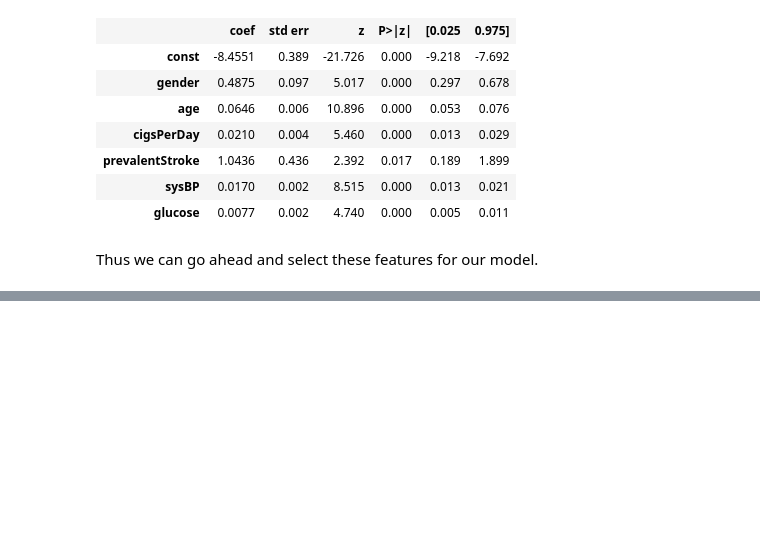
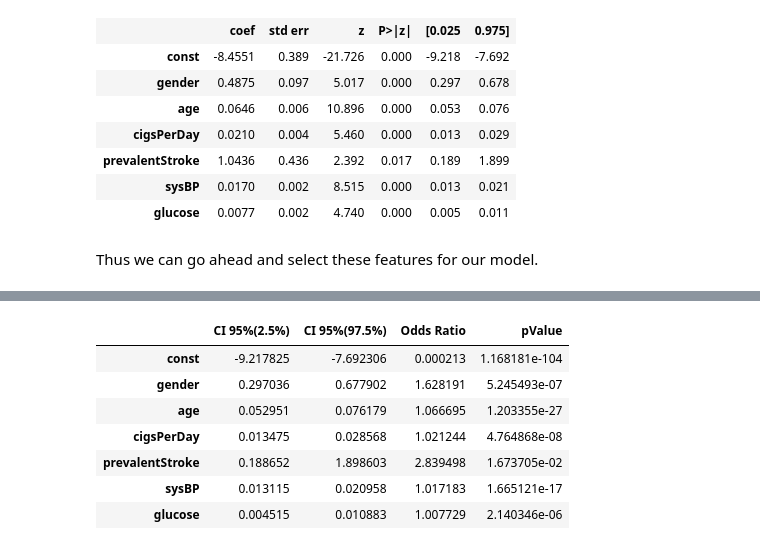
Before and after one commit to shriawesome/Heart_Disease_Prediction, a Jupyter notebook: HeartDiseasePrediction.ipynb, the cells around one changed output, grey strips where cells are left out. Drawn from its saved outputs; the diff is of its cells as text; code cells hidden in the pictures; blank space fills up the shorter version.

```diff
--- a/HeartDiseasePrediction.ipynb
+++ b/HeartDiseasePrediction.ipynb
@@ -612,0 +615,16 @@ Thus we can go ahead and select these features for our model.
+# %%
+params = np.exp(result.params)
+conf = result.conf_int()
+conf["OR"] = params
+conf["PValues"] = result.pvalues
+conf.columns = ["CI 95%(2.5%)","CI 95%(97.5%)","Odds Ratio","pValue"]
+conf
+# %% [output]
+|  | CI 95%(2.5%) | CI 95%(97.5%) | Odds Ratio | pValue |
+| const | -9.217825 | -7.692306 | 0.000213 | 1.168181e-104 |
+| gender | 0.297036 | 0.677902 | 1.628191 | 5.245493e-07 |
+| age | 0.052951 | 0.076179 | 1.066695 | 1.203355e-27 |
+| cigsPerDay | 0.013475 | 0.028568 | 1.021244 | 4.764868e-08 |
+| prevalentStroke | 0.188652 | 1.898603 | 2.839498 | 1.673705e-02 |
+| sysBP | 0.013115 | 0.020958 | 1.017183 | 1.665121e-17 |
+| glucose | 0.004515 | 0.010883 | 1.007729 | 2.140346e-06 |
```
Also changed, not shown: parts of 12 cells of this notebook.
